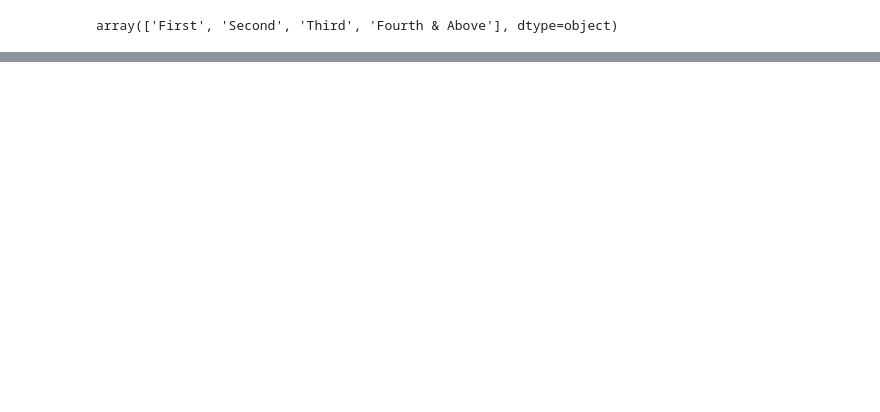
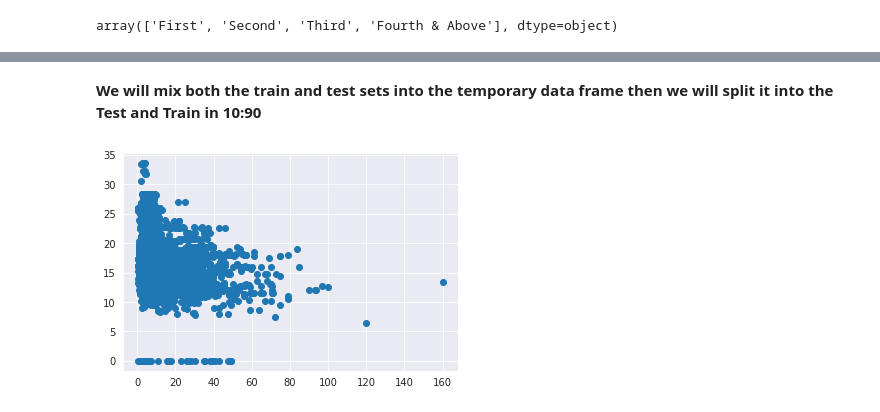
Before and after one commit to Tarunsaip/Machine_Learning, a Jupyter notebook: Clean_Major.ipynb, the cells around one changed output, grey strips where cells are left out. Cells and saved outputs as stored; diff of their text form; code cells hidden in the pictures; blank space fills up the shorter version.

```diff
--- a/Clean_Major.ipynb
+++ b/Clean_Major.ipynb
@@ -141,3 +139,3 @@ data_test["Owner_Type"].replace({"First": 1, "Second": 2, "Third": 3, "Fourth &
 # %%
-data_train = data_train[data_train.Owner_Type != 4]
-data_test = data_train[data_train.Owner_Type != 4]
+#data_train = data_train[data_train.Owner_Type != 4]
+#data_test = data_test[data_test.Owner_Type != 4]
@@ -143,0 +208,3 @@ data_test = data_train[data_train.Owner_Type != 4]
+# %%
+data_train = data_train[data_train['Kilometers_Driven'] > 1000]
+data_train = data_train[data_train['Fuel_Type'] != 'Electric']
@@ -143,0 +218,11 @@ data_test = data_train[data_train.Owner_Type != 4]
+# %% [markdown]
+**We will mix both the train and test sets into the temporary data frame then we will split it into the Test and Train in 10:90**
+# %%
+tdf = data_train.append(data_test, ignore_index=True, sort=False)
+tdf['Mileage'] = tdf['Mileage'].apply(lambda x : str(x).split(' ')[0]).astype(float)
+tdf['Engine'] = tdf['Engine'].apply(lambda x : str(x).split(" ")[0]).astype(float)
+# %%
+data_test['Mileage'] = data_test['Mileage'].apply(lambda x : str(x).split(' ')[0]).astype(float)
+data_test['Engine'] = data_test['Engine'].apply(lambda x : str(x).split(" ")[0]).astype(float)
+data_train['Mileage'] = data_train['Mileage'].apply(lambda x : str(x).split(' ')[0]).astype(float)
+data_train['Engine'] = data_train['Engine'].apply(lambda x : str(x).split(" ")[0]).astype(float)
@@ -143,0 +233,5 @@ data_test = data_train[data_train.Owner_Type != 4]
+# %%
+plt.scatter(x = data_train["Price"], y = data_train["Mileage"])
+plt.show()
+# %% [output]
+[figure, added]
```
Also changed, not shown: parts of 48 cells of this notebook.
